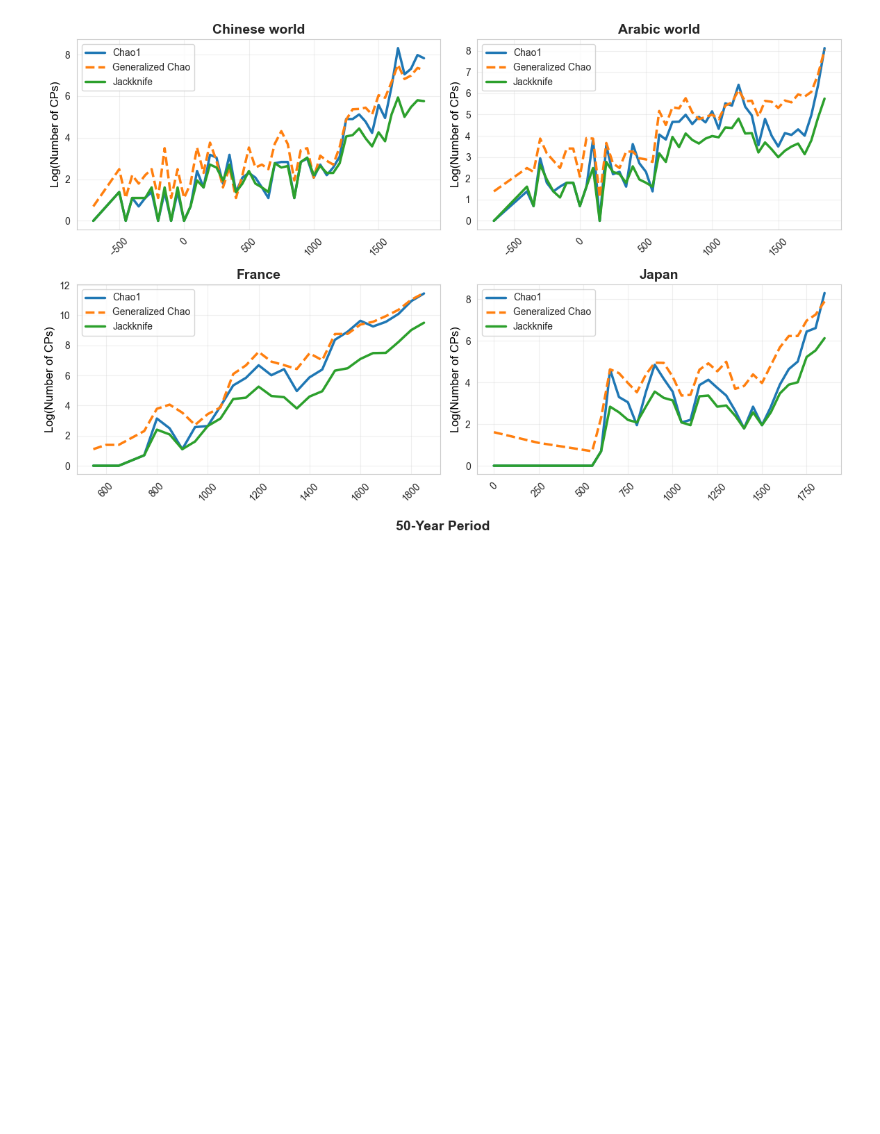
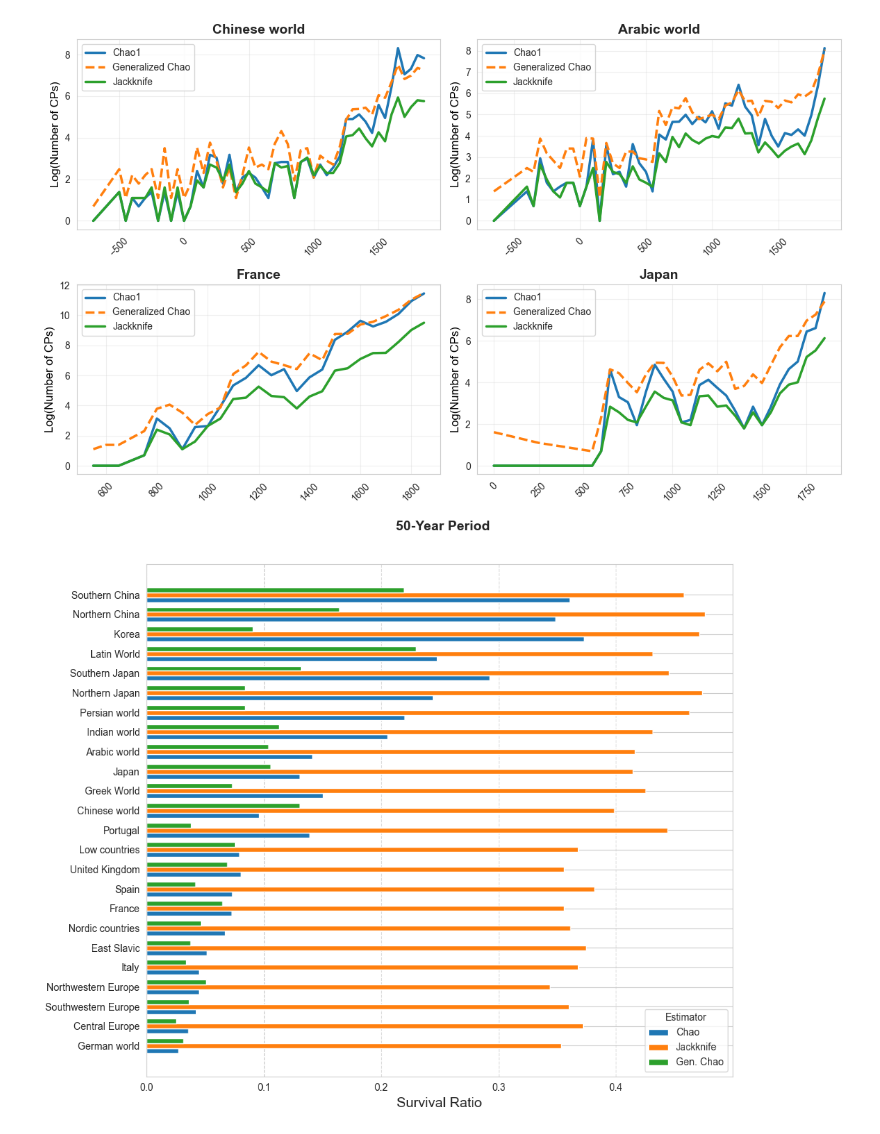
Before and after one commit to charlesdedampierre/cultura, a Jupyter notebook: 3-unseen_species_index/4 - estimator_robustness_analysis.ipynb, the cells around one changed output. Saved outputs shown, nothing was run; the diff lists cells and outputs as text; code cells hidden in the pictures; blank space fills up the shorter version.

```diff
--- a/3-unseen_species_index/4 - estimator_robustness_analysis.ipynb
+++ b/3-unseen_species_index/4 - estimator_robustness_analysis.ipynb
@@ -286,0 +252,71 @@ df_estimator['detection_ratio_gen_chao']=df_estimator['S_obs']/df_estimator['tot
+# %%
+
+df_estimator = df_plot.groupby(['region_name']).agg({'gen_chao':'sum','chao1':'sum',
+                                                  'jackknife':'sum',
+                                                  'ichao1':'sum',
+                                                #   'ace':'sum',
+                                                #   'egghe_proot':'sum',
+                                                  'f1':'sum',
+                                                  'f2':'sum',
+                                                  'n':'sum'}).reset_index()
+
+df_estimator['total_chao'] = df_estimator['chao1'] + df_estimator['f1']+ df_estimator['f2']
+df_estimator['total_jackknife'] = df_estimator['jackknife'] + df_estimator['f1']+ df_estimator['f2']
+df_estimator['total_gen_chao'] = df_estimator['gen_chao'] + df_estimator['f1']+ df_estimator['f2']
+df_estimator['S_obs'] = df_estimator['f1']+df_estimator['f2']
+
+df_estimator['survival_ratio_chao']=df_estimator['S_obs']/df_estimator['total_chao']
+df_estimator['survival_ratio_jackknife']=df_estimator['S_obs']/df_estimator['total_jackknife']
+df_estimator['survival_ratio_gen_chao']=df_estimator['S_obs']/df_estimator['total_gen_chao']
+
+import matplotlib.pyplot as plt
+import pandas as pd
+import numpy as np
+
+# Extract relevant columns for plotting
+plot_data = df_estimator[['region_name', 'survival_ratio_chao', 'survival_ratio_jackknife', 'survival_ratio_gen_chao']]
+
+# Sort regions by average survival ratio
+plot_data['avg_survival'] = plot_data[['survival_ratio_chao', 'survival_ratio_jackknife', 'survival_ratio_gen_chao']].mean(axis=1)
+sorted_regions = plot_data.sort_values('avg_survival', ascending=True)['region_name'].tolist()
+
+# Set up the figure
+plt.figure(figsize=(10, 8))
+
+# Set positions and width
+y_positions = np.arange(len(sorted_regions))
+width = 0.25
+
+# Plot each estimator
+plt.barh(y_positions - width,
+         [plot_data.loc[plot_data['region_name'] == region, 'survival_ratio_chao'].values[0] for region in sorted_regions],
+         height=width, label='Chao', color='#1f77b4')
+
+plt.barh(y_positions,
+         [plot_data.loc[plot_data['region_name'] == region, 'survival_ratio_jackknife'].values[0] for region in sorted_regions],
+         height=width, label='Jackknife', color='#ff7f0e')
+
+plt.barh(y_positions + width,
+         [plot_data.loc[plot_data['region_name'] == region, 'survival_ratio_gen_chao'].values[0] for region in sorted_regions],
+         height=width, label='Gen. Chao', color='#2ca02c')
+
+# Set y-axis ticks and labels
+plt.yticks(y_positions, sorted_regions)
+
+# Add labels and title
+plt.xlabel('Survival Ratio', fontsize=14)
+plt.title('', fontsize=16)
+
+# Add a legend
+plt.legend(title='Estimator', loc='lower right')
+
+# Add grid lines
+plt.grid(axis='x', linestyle='--', alpha=0.7)
+
+# Adjust layout
+plt.tight_layout()
+
+# Show plot
+plt.show()
+# %% [output]
+[figure, added]
```
Also changed, not shown: parts of 4 cells of this notebook.
